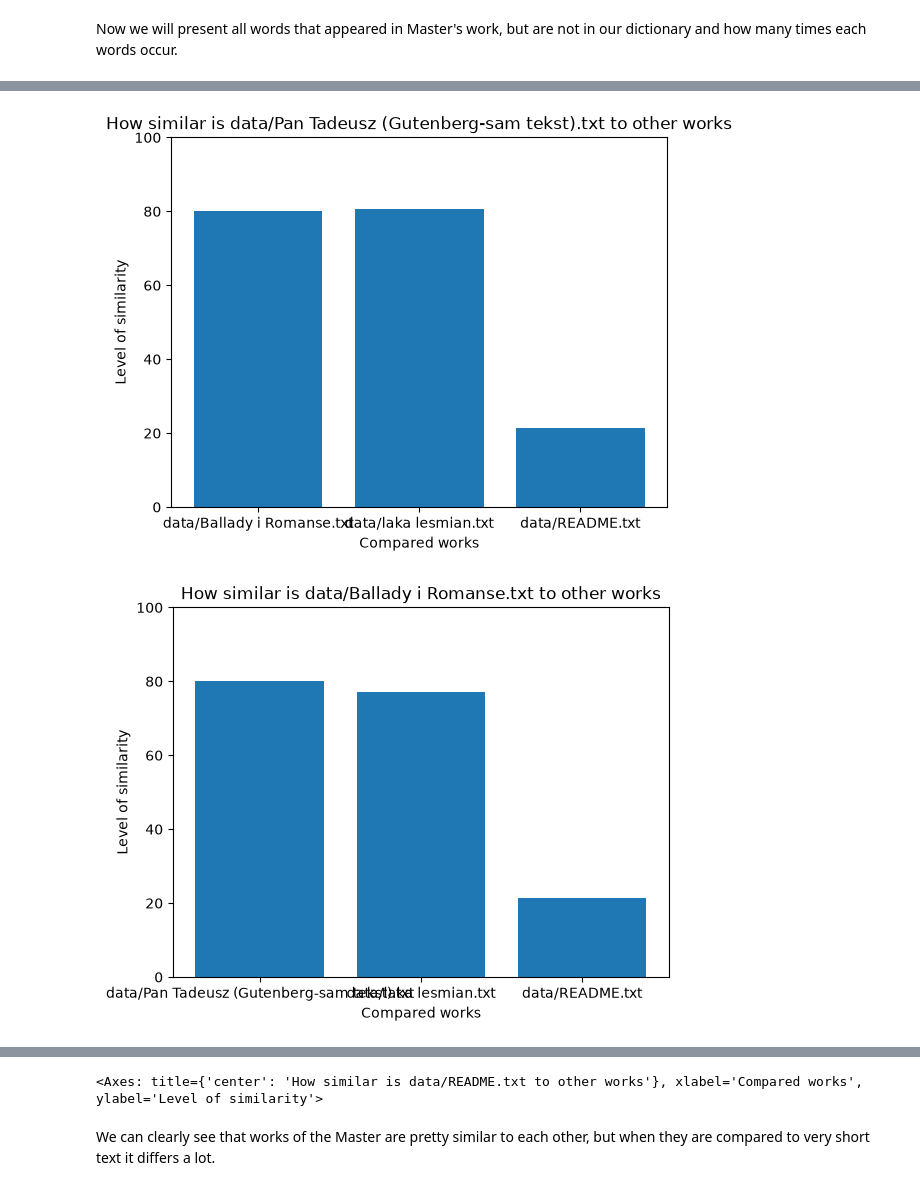
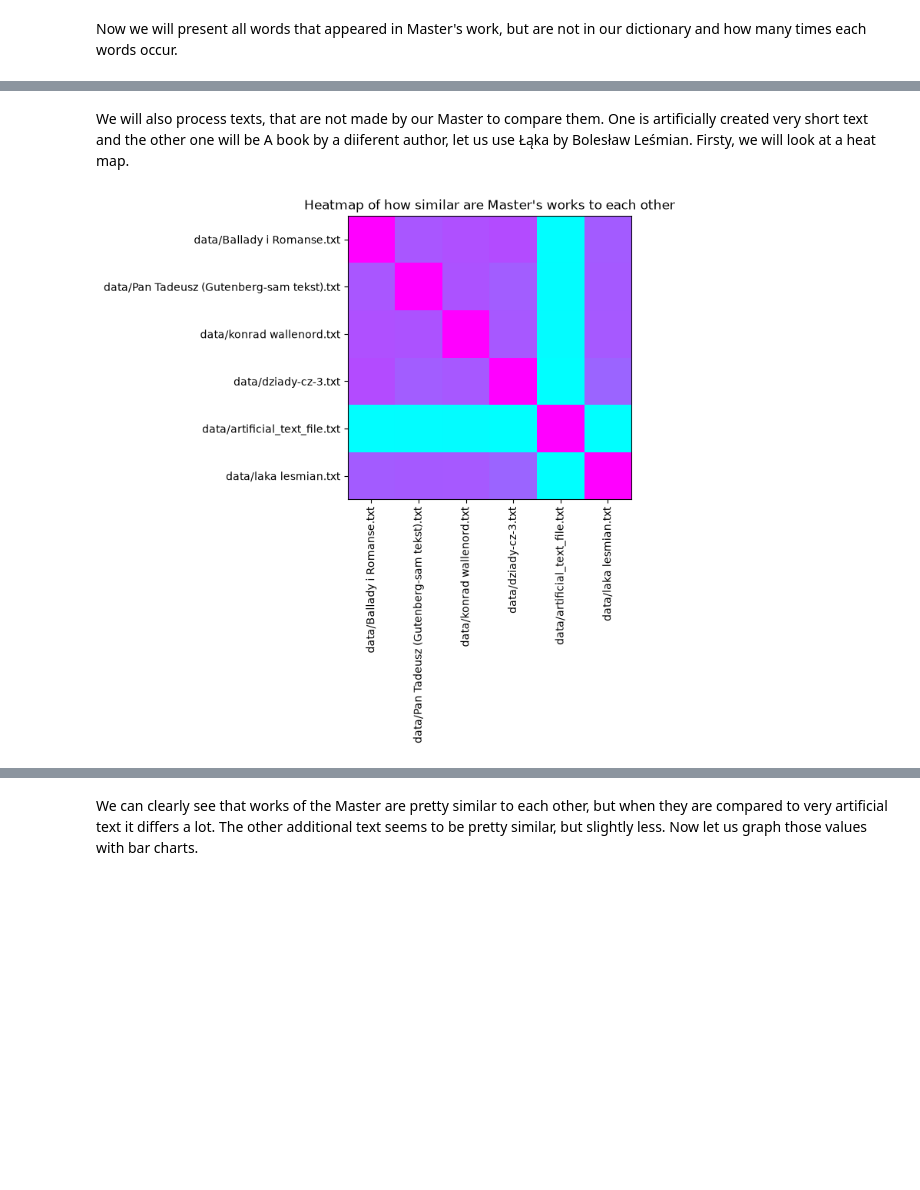
Before and after one commit to wojsocha/Literary_Analysis, a Jupyter notebook: report.ipynb, the cells around one changed output, grey strips where cells are left out. Saved outputs shown, nothing was run; the diff lists cells and outputs as text; code cells hidden in the pictures; blank space fills up the shorter version.

Commit message:
Extended the notebook, including creating a new function for plotting_graphs.py that draws a heat map, with test.

```diff
--- a/report.ipynb
+++ b/report.ipynb
@@ -32,7 +36,7 @@ from literary_analysis.extracting_words import extract_words, extract_dictionary
 from literary_analysis.read_works import file_counter, works_counter
 from literary_analysis.save_results import calculate_statistics
 # %%
-paths = ["data/Ballady i Romanse.txt", "data/Pan Tadeusz (Gutenberg-sam tekst).txt", "data/laka lesmian.txt", "data/README.txt"]
+paths = ["data/Ballady i Romanse.txt", "data/Pan Tadeusz (Gutenberg-sam tekst).txt", "data/konrad wallenord.txt", "data/dziady-cz-3.txt"]
 all_works, total_counter, total_lines_count = works_counter(paths)
 # %%
 d_counter, d_n_of_lines = file_counter("data/odm.txt", word_extractor=extract_dictionary_words)
@@ -124,11 +128,14 @@ from literary_analysis.plotting_graphs import plot_similarities
+# %% [markdown]
+We will also process texts, that are not made by our Master to compare them. One is artificially created very short text and the other one will be A book by a diiferent author, let us use Łąka by Bolesław Leśmian. Firsty, we will look at a heat map.
+# %%
+compare_works = ["data/artificial_text_file.txt", "data/laka lesmian.txt"]
+# %%
+paths.extend(compare_works)
+all_works2, total_counter2, total_lines_count2 = works_counter(paths)
 # %%
-all_works, _, _ = works_counter(paths)
-all_names = [names for names, counter, lines in all_works]
-all_distr = all_distributions(all_works, 24)
+all_names = [names for names, counter, lines in all_works2]
+all_distr = all_distributions(all_works2, 100)
 sim_mtx = similarity_matrix(all_distr, 0.5)
-plot_similarities(sim_mtx, all_names, 1)
-plot_similarities(sim_mtx, all_names, 0)
-plot_similarities(sim_mtx, all_names, 3)
+plot_matrix(sim_mtx, all_names, "cool");
 # %% [output]
-[figure, old version]
+[figure, new version]
-[figure, removed]
@@ -136,3 +142,2 @@ plot_similarities(sim_mtx, all_names, 3)
-<Axes: title={'center': 'How similar is data/README.txt to other works'}, xlabel='Compared works', ylabel='Level of similarity'>
 # %% [markdown]
-We can clearly see that works of the Master are pretty similar to each other, but when they are compared to very short text it differs a lot.
+We can clearly see that works of the Master are pretty similar to each other, but when they are compared to very artificial text it differs a lot. The other additional text seems to be pretty similar, but slightly less. Now let us graph those values with bar charts.
```
Also changed, not shown: parts of 13 cells of this notebook, 2 other files.
